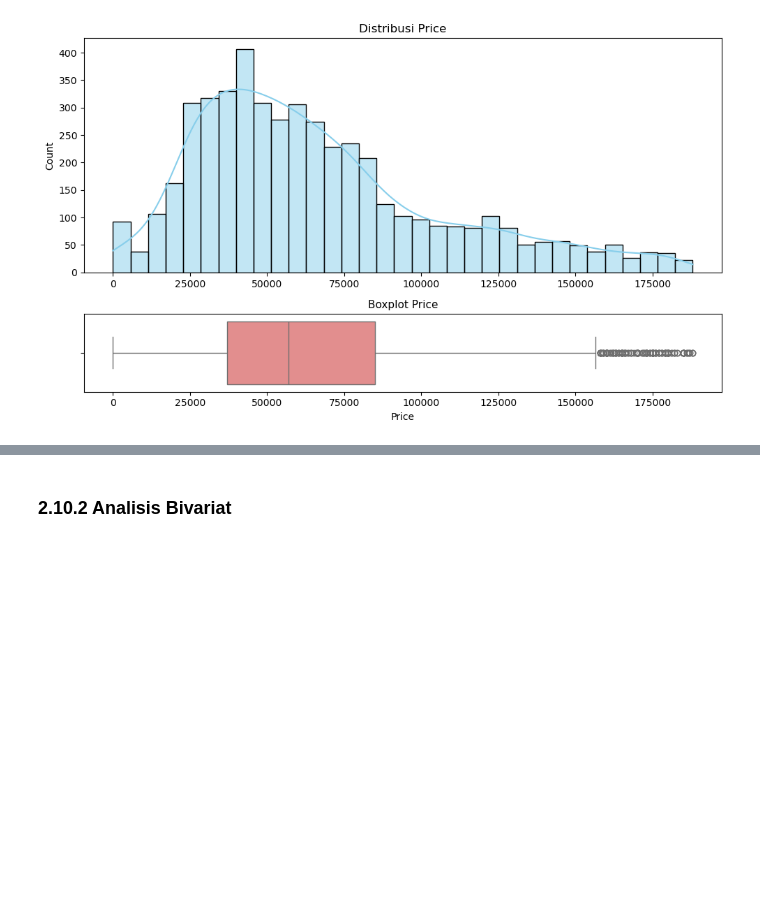
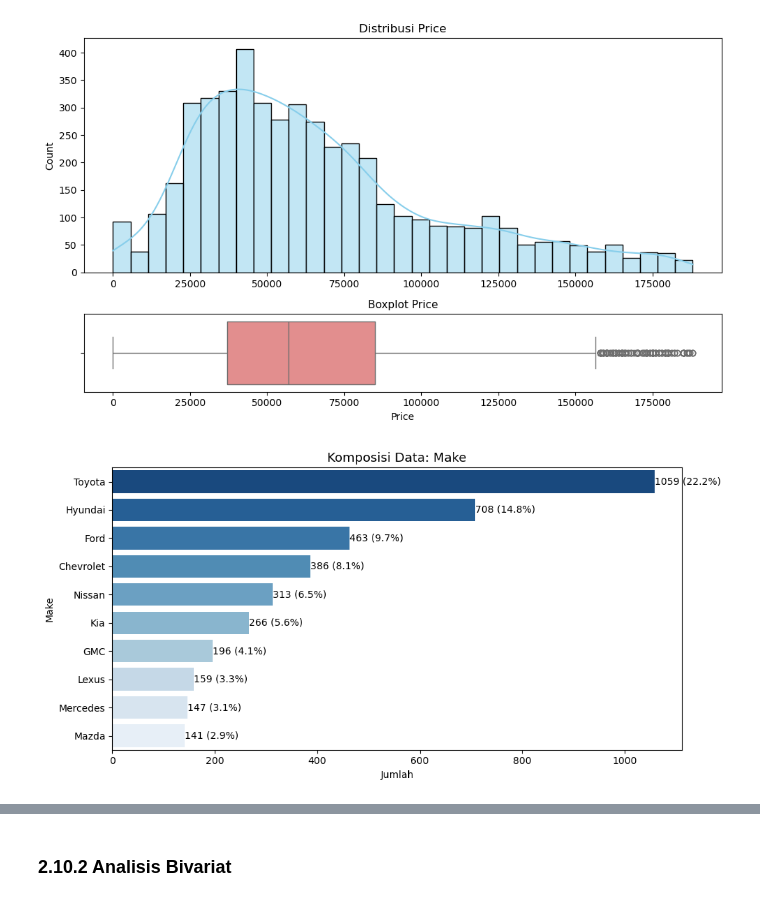
Before and after one commit to hansdarmawann/arabian-cars-1, a Jupyter notebook: Notebook/02_Data Acquisition And Understanding.ipynb, the cells around one changed output, grey strips where cells are left out. Drawn from its saved outputs; the diff is of its cells as text; code cells hidden in the pictures; blank space fills up the shorter version.

```diff
--- a/Notebook/02_Data Acquisition And Understanding.ipynb
+++ b/Notebook/02_Data Acquisition And Understanding.ipynb
@@ -465,0 +534,8 @@ check_normality(df, ['Price'])
+# %%
+countplot_categorical(
+    df,
+    cols=['Make'],
+    top_n=10
+)
+# %% [output]
+[figure, added]
```
Also changed, not shown: parts of 8 cells of this notebook.
